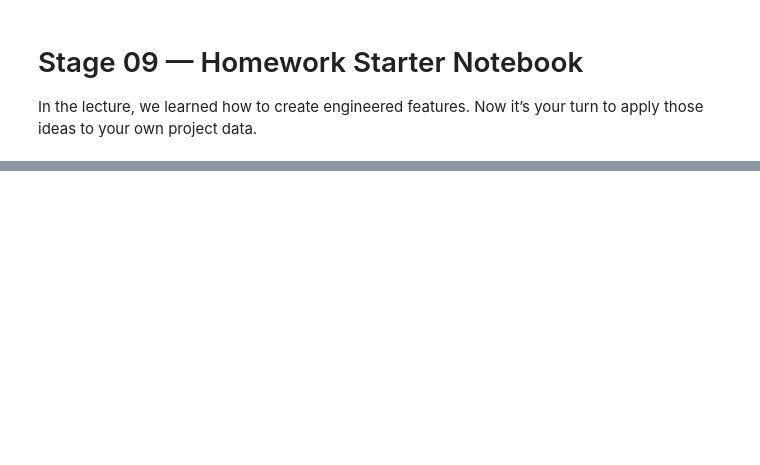
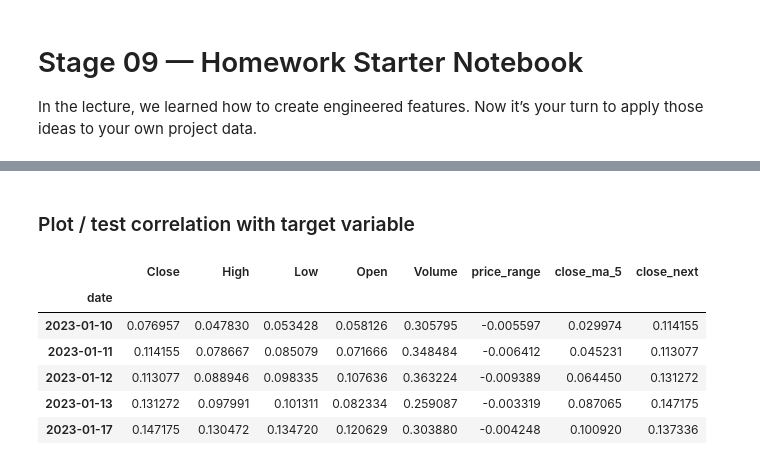
Before and after one commit to yuqingyan2003/bootcamp_Yuqing_Yan, a Jupyter notebook: homework/stage09/stage09_feature-engineering_homework-starter.ipynb, the cells around one changed output, grey strips where cells are left out. Drawn from its saved outputs; the diff is of its cells as text; code cells hidden in the pictures; blank space fills up the shorter version.

```diff
--- a/homework/stage09/stage09_feature-engineering_homework-starter.ipynb
+++ b/homework/stage09/stage09_feature-engineering_homework-starter.ipynb
@@ -32,0 +59,16 @@ Explain why this feature may help a model. Reference your EDA.
+# %% [markdown]
+### Plot / test correlation with target variable
+# %%
+# Target variable: next day's close price
+df['close_next'] = df['Close'].shift(-1)
+
+df = df.dropna(subset=['close_next', 'close_ma_5'])
+df.head()
+# %% [output]
+|  | Close | High | Low | Open | Volume | price_range | close_ma_5 | close_next |
+| date |  |  |  |  |  |  |  |  |
+| 2023-01-10 | 0.076957 | 0.047830 | 0.053428 | 0.058126 | 0.305795 | -0.005597 | 0.029974 | 0.114155 |
+| 2023-01-11 | 0.114155 | 0.078667 | 0.085079 | 0.071666 | 0.348484 | -0.006412 | 0.045231 | 0.113077 |
+| 2023-01-12 | 0.113077 | 0.088946 | 0.098335 | 0.107636 | 0.363224 | -0.009389 | 0.064450 | 0.131272 |
+| 2023-01-13 | 0.131272 | 0.097991 | 0.101311 | 0.082334 | 0.259087 | -0.003319 | 0.087065 | 0.147175 |
+| 2023-01-17 | 0.147175 | 0.130472 | 0.134720 | 0.120629 | 0.303880 | -0.004248 | 0.100920 | 0.137336 |
```
Also changed, not shown: parts of 12 cells of this notebook, 5 other files.
